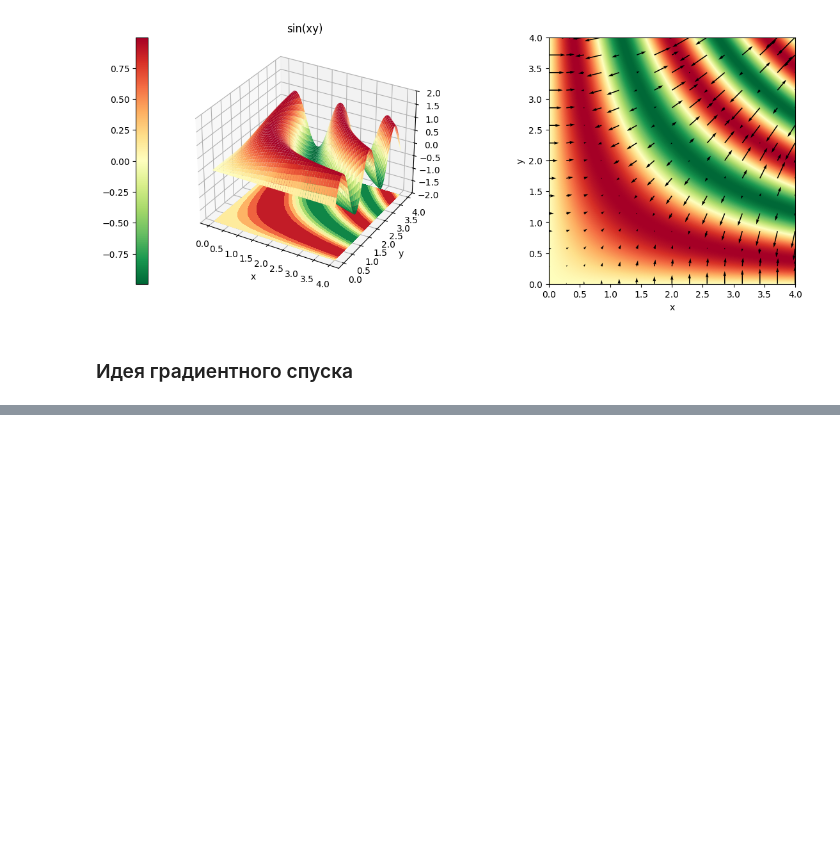
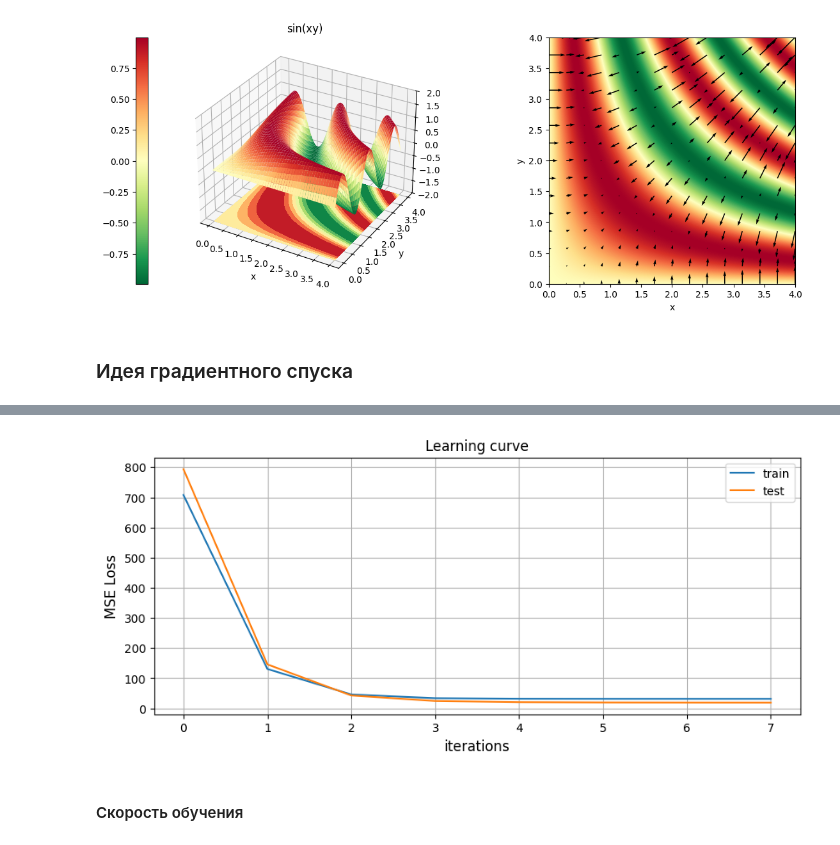
Before and after one commit to mrinly/introduction-to-libraries, a Jupyter notebook: scikit-learn/linear_models.ipynb, the cells around one changed output, grey strips where cells are left out. Drawn from its saved outputs; the diff is of its cells as text; code cells hidden in the pictures; blank space fills up the shorter version.

```diff
--- a/scikit-learn/linear_models.ipynb
+++ b/scikit-learn/linear_models.ipynb
@@ -285,0 +283,27 @@ ModuleNotFoundError: No module named 'ipywidgets'
+# %%
+def gradient(x, y, w, b):
+    return 2 * (x * (w * x + b - y)).mean()
+
+def gradient_descent(x_train, y_train, x_test, y_test, w, alpha, b=2.83, iteration=10):
+    """Gradient descent for optimizing slope in simple linear regression"""
+    ws = [w]
+    mse_train = [mean_squared_error(y_train, w * x_train + b)]
+    dmse_train = []
+    mse_test = [mean_squared_error(y_test, w * x_test +  b)]
+    prediction = {w: w * x_train + b}
+    print(f'Iteration 0: w = {w:.2f}, Losst_train = {mse_train[0]:.2f}, Loss_test = {mse_test[0]:.2f}')
+
+    for i in range(iteration):
+        grad = gradient(x_train, y_train, w, b)
+        w -= alpha * grad
+
+        ws.append(w)
+        mse_train.append(mean_squared_error(y_train, w * x_train + b))
+        dmse_train.append(grad)
+        mse_test.append(mean_squared_error(y_test, w * x_test + b))
+        prediction[w] = w * x_train + b
+        print(f'Iteration {i+1}: w = {w:.2f}, Losst_train = {mse_train[i]:.2f}, Loss_test = {mse_test[i]:.2f}')
+
+    return ws, prediction, mse_train, dmse_train, mse_test
+# %%
+slopes, prediction, mse_train, dmse_train, mse_test = gradient_descent(x_train[:, 0], y_train, x_test[:, 0], y_test, w=5, alpha=0.01, iteration=7)
@@ -285,0 +319,19 @@ ModuleNotFoundError: No module named 'ipywidgets'
+# %%
+def plot_mse(mse_train, mse_test):
+    plt.figure(figsize=(10, 4))
+    plt.title("Learning curve")
+    plt.plot(mse_train, label="train")
+    plt.plot(mse_test, label="test")
+    plt.legend()
+
+    plt.xlabel("iterations", fontsize=12)
+    plt.ylabel("MSE Loss", fontsize=12)
+
+    plt.grid(True)
+    plt.show()
+# %%
+plot_mse(mse_train, mse_test)
+# %% [output]
+[figure, added]
+# %% [markdown]
+#### Скорость обучения
```
Also changed, not shown: parts of 30 cells of this notebook.
